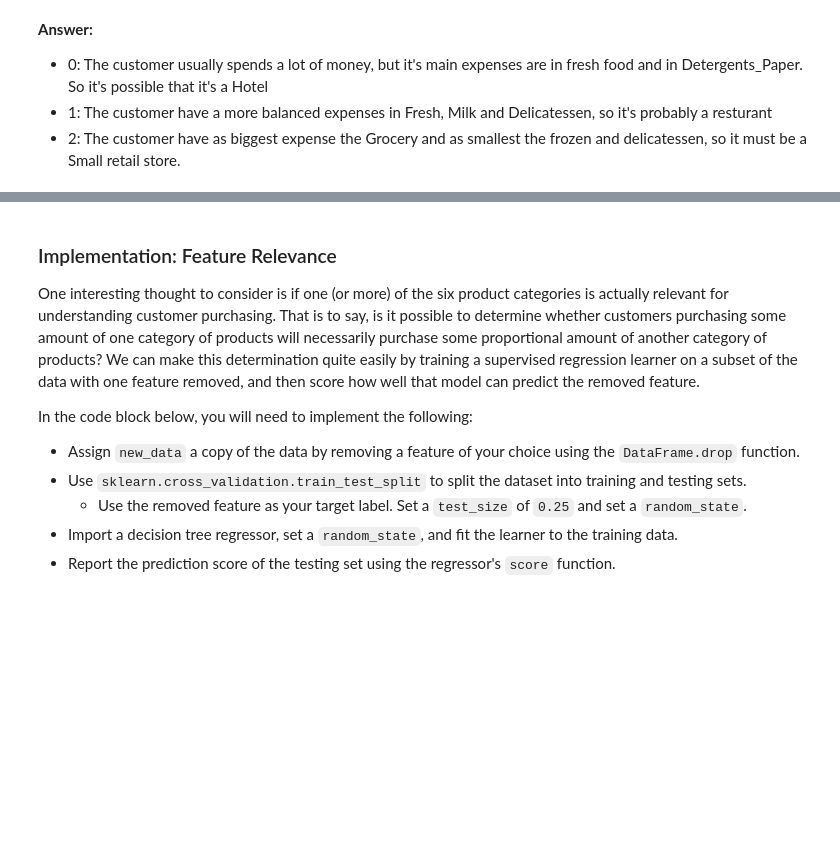
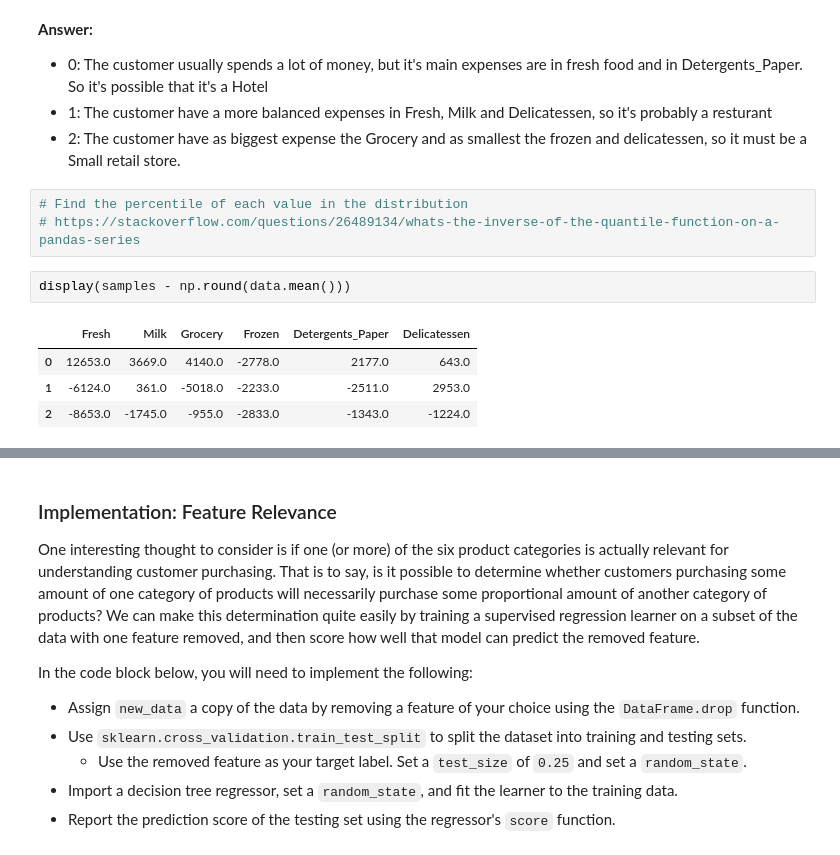
Before and after one commit to falkets/udacity-MLEN, a Jupyter notebook: projects/customer_segments/customer_segments.ipynb, the cells around one changed output, grey strips where cells are left out. Saved outputs shown, nothing was run; the diff lists cells and outputs as text; blank space fills up the shorter version.

```diff
--- a/projects/customer_segments/customer_segments.ipynb
+++ b/projects/customer_segments/customer_segments.ipynb
@@ -92,3 +93,13 @@ Knowing this, how do your samples compare? Does that help in driving your insigh
 * 0: The customer usually spends a lot of money, but it's main expenses are in fresh food and in Detergents_Paper. So it's possible that it's a Hotel
 * 1: The customer have a more balanced expenses in Fresh, Milk and Delicatessen, so it's probably a resturant
 * 2: The customer have as biggest expense the Grocery and as smallest the frozen and delicatessen, so it must be a Small retail store.
+# %%
+# Find the percentile of each value in the distribution
+# https://stackoverflow.com/questions/26489134/whats-the-inverse-of-the-quantile-function-on-a-pandas-series
+# %%
+display(samples - np.round(data.mean()))
+# %% [output]
+|  | Fresh | Milk | Grocery | Frozen | Detergents_Paper | Delicatessen |
+| 0 | 12653.0 | 3669.0 | 4140.0 | -2778.0 | 2177.0 | 643.0 |
+| 1 | -6124.0 | 361.0 | -5018.0 | -2233.0 | -2511.0 | 2953.0 |
+| 2 | -8653.0 | -1745.0 | -955.0 | -2833.0 | -1343.0 | -1224.0 |
```
Also changed, not shown: parts of 4 cells of this notebook, 2 other files.
